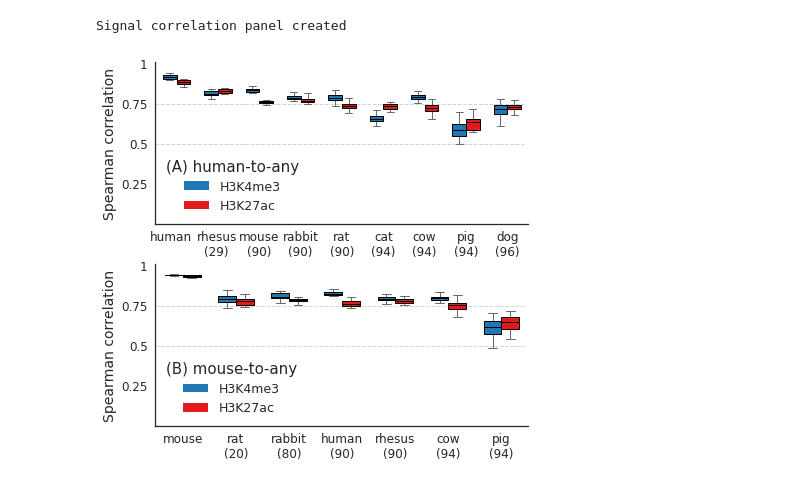
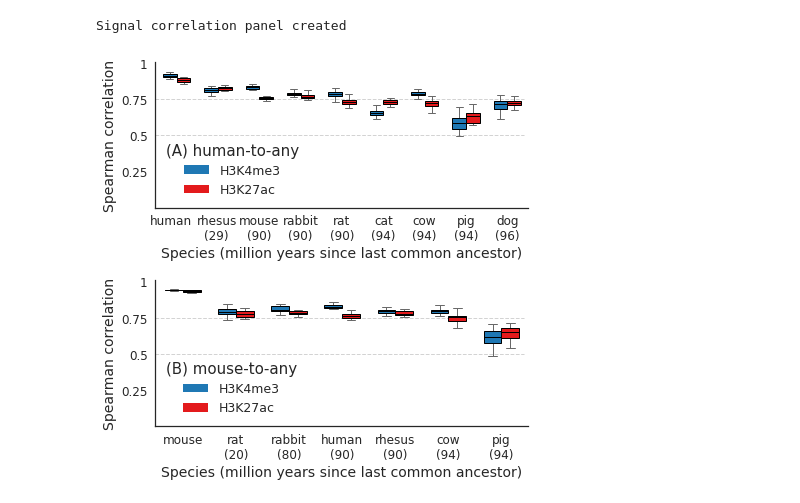
Before and after one commit to ptrebert/project-cross-species, a Jupyter notebook: notebooks/plotting/plot_sigcorr_validation.ipynb, the cells around one changed output. Saved outputs shown, nothing was run; the diff lists cells and outputs as text; code cells hidden in the pictures.

```diff
--- a/notebooks/plotting/plot_sigcorr_validation.ipynb
+++ b/notebooks/plotting/plot_sigcorr_validation.ipynb
@@ -187,13 +187,14 @@ def plot_corr_boxes(correlations, ref_spec, species, lca_dist, fkeys, diss_versi
                              sharex=False, sharey=False)
     extra_artists = []
 
-    plt.subplots_adjust(hspace=0.25)
+    plt.subplots_adjust(hspace=0.5)
 
     for ref, fk, ax in zip(ref_spec, fkeys, axes):
         ref_spec = plot_colors['mapping'][ref]['species']
 
         ax.set_ylim(0., 1.01)
         ax.set_ylabel('Spearman correlation', fontsize=14)
+        ax.set_xlabel('Species (million years since last common ancestor)', fontsize=14)
 
         all_k4me3 = []
         all_k27ac = []
@@ -261,31 +262,31 @@ def plot_corr_boxes(correlations, ref_spec, species, lca_dist, fkeys, diss_versi
 def read_references(species, lca):
     """
     """
     lca_dist = dict()
     with open(lca_times_file, 'r', newline='') as table:
         rows = csv.DictReader(table, delimiter='\t')
         for r in rows:
             if r['timetree-org'] in ['human', 'mouse']:
                 src = r['timetree-org']
                 for k, v in r.items():
                     if k.startswith('time'):
                         continue
                     lca_dist[(src, k)] = int(v)
             else:
                 break
 
     spec_ann = dict()
     with open(species, 'r', newline='') as table:
         rows = csv.DictReader(table, delimiter='\t')
         for r in rows:
             spec_ann[r['common_name']] = r
 
     return spec_ann, lca_dist
 
 
 if run_sigcorr_valid:
     execd = exec_status()
     print('Signal correlation panel created')
 # %% [output]
 Signal correlation panel created
-[figure, old version]
+[figure, new version]
```
Also changed, not shown: 8 other files.
